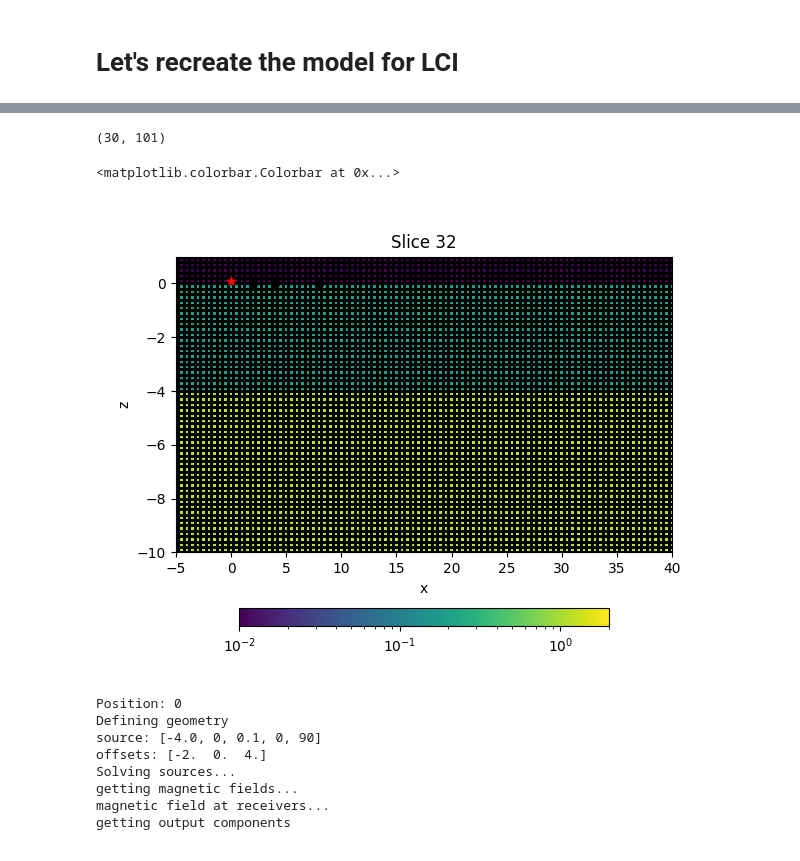
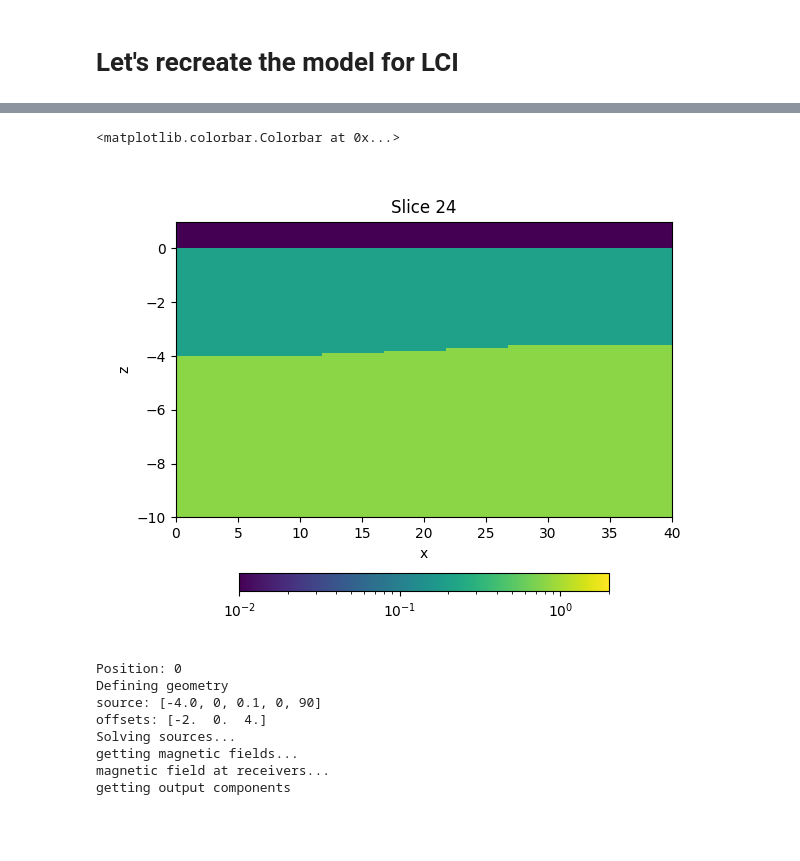
Before and after one commit to mariacarrizo/FDEM_LCI_PWI, a Jupyter notebook: 3DForward.ipynb, the cells around one changed output, grey strips where cells are left out. Drawn from its saved outputs; the diff is of its cells as text; code cells hidden in the pictures.

Commit message:
changed size of mesh

```diff
--- a/3DForward.ipynb
+++ b/3DForward.ipynb
@@ -343,7 +313,18 @@ Text(0.5, 0, 'Data point')
 # %% [markdown]
 # Let's recreate the model for LCI
 # %%
-models_LCI = np.load('modelLCI.npy')
+models_LCI = np.load('models/model1D_slope2_40pos.npy')
 # %%
 npos = np.shape(models_LCI)[0]
 nlay = 2
+
+# Define a homogoneous model
+sig = np.array([100/1000])
+thk = np.array([])
+
+sig_3d = np.hstack(([1/1e6], sig))
+depth_3d = np.hstack(([0], -np.cumsum(thk)))
+
+# Instrument settings
+height = 0.1
+frequency = 9000
@@ -354,3 +339,12 @@ depths[:,1] = - models_LCI[:,0]
 # %%
 # size of ny for each meter to be divided by 0.125
 # ny = 80
+
+# Define mesh
+mesh = emg3d.construct_mesh(frequency = frequency,
+                         properties = sig_3d,
+                         center = [0.25,0.25,0],
+                         mapping='Conductivity',
+                         domain = ([-10, 48],[-6, 6],[-13,1]),
+                         min_width_limits = [0.5, 0.5, 0.1],
+                         center_on_edge=True)
@@ -367,7 +367,5 @@ Text(0.5, 1.0, 'LCI model')
 # %%
-np.shape(models_LCI_grid)
+#np.shape(models_LCI_grid)
-# %% [output]
-(30, 101)
 # %%
 # Populate a mesh
 
@@ -390,7 +388,7 @@ sig_x[x*y*z_lay2] = models_LCI[0,2]
 
 for p in range(npos):
    # print('position:',p)
-    x = (mesh.cell_centers[:,0] > p) & (mesh.cell_centers[:,0] < p+1)
+    x = (mesh.cell_centers[:,0] >= p) & (mesh.cell_centers[:,0] < p+1)
     y = np.ones_like(mesh.cell_centers[:,1], dtype=bool)
     z_lay1 = (mesh.cell_centers[:,2] < depths[p,0]) & (mesh.cell_centers[:,2] > depths[p,1])
     z_lay2 = (mesh.cell_centers[:,2] < depths[p,1]) # & (mesh.cell_centers[:,2] > depths[p,2])
@@ -418,24 +416,24 @@ Model_LCI = emg3d.Model(mesh,
 # %%
 from matplotlib.colors import LogNorm
 
 fig, ax = plt.subplots()
 
 f0 = mesh.plot_slice(Model_LCI.property_x,
                normal = 'Y',
                v_type='CC',
                #clim=[0,1],
                pcolor_opts={'norm': LogNorm(vmin=0.01, vmax=2)},
                ax=ax,
-               grid=True)
-ax.set_xlim([-5,40])
+               grid=False)
+ax.set_xlim([-0,40])
 ax.set_ylim([-10,1])
-ax.scatter(src_coords[0], src_coords[2], c='r', marker = '*')
-ax.scatter(rec_coords[0], rec_coords[1], c='k')
+#ax.scatter(src_coords[0], src_coords[2], c='r', marker = '*')
+#ax.scatter(rec_coords[0], rec_coords[1], c='k')
 
 fig.colorbar(f0[0], ax=ax, orientation='horizontal', fraction=0.05)
 # %% [output]
 <matplotlib.colorbar.Colorbar at 0x...>
-[figure, old version]
+[figure, new version]
 # %%
 # 4 positions before and 3 positions after have no coverage
 xsrc = np.linspace(-4, 33, 33+5, endpoint=True)
```
Also changed, not shown: parts of 31 cells of this notebook.
